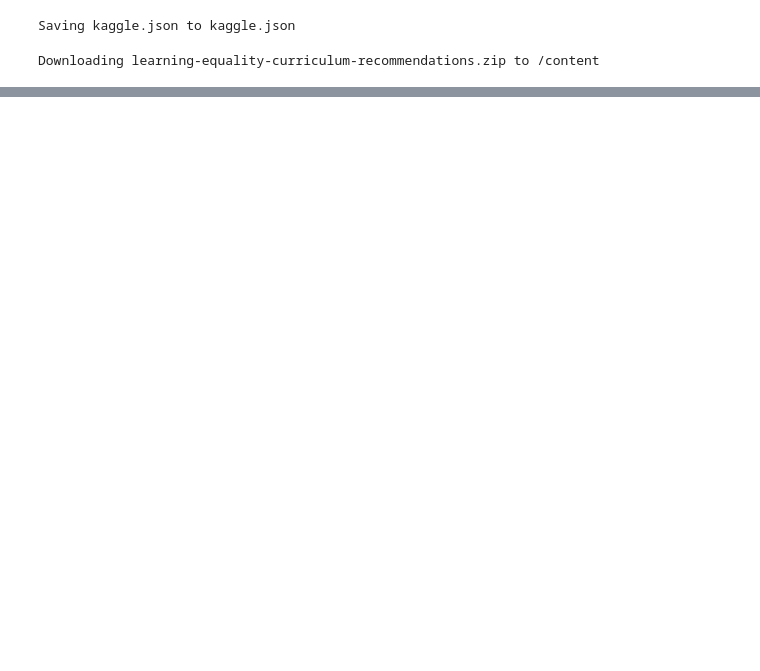
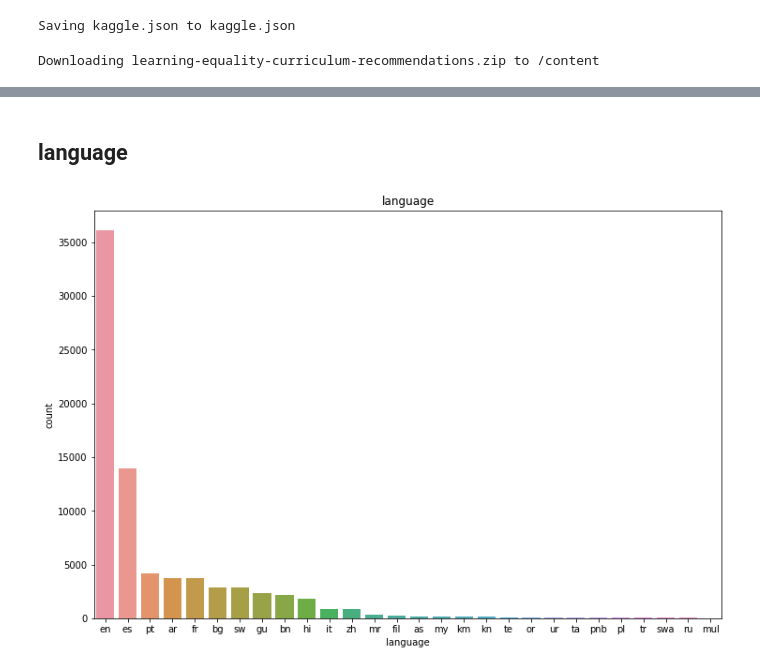
Before and after one commit to hr1588/NLP, a Jupyter notebook: kaggle_nlp.ipynb, the cells around one changed output, grey strips where cells are left out. Drawn from its saved outputs; the diff is of its cells as text; code cells hidden in the pictures; blank space fills up the shorter version.

```diff
--- a/kaggle_nlp.ipynb
+++ b/kaggle_nlp.ipynb
@@ -111,0 +91,8 @@ corr.head() # topic과 join
+# %% [markdown]
+## language
+# %%
+sns.countplot(x = 'language', data = topics, order = topics['language'].value_counts().index)
+plt.title('language')
+plt.show()
+# %% [output]
+[figure, added]
```
Also changed, not shown: parts of 50 cells of this notebook.
